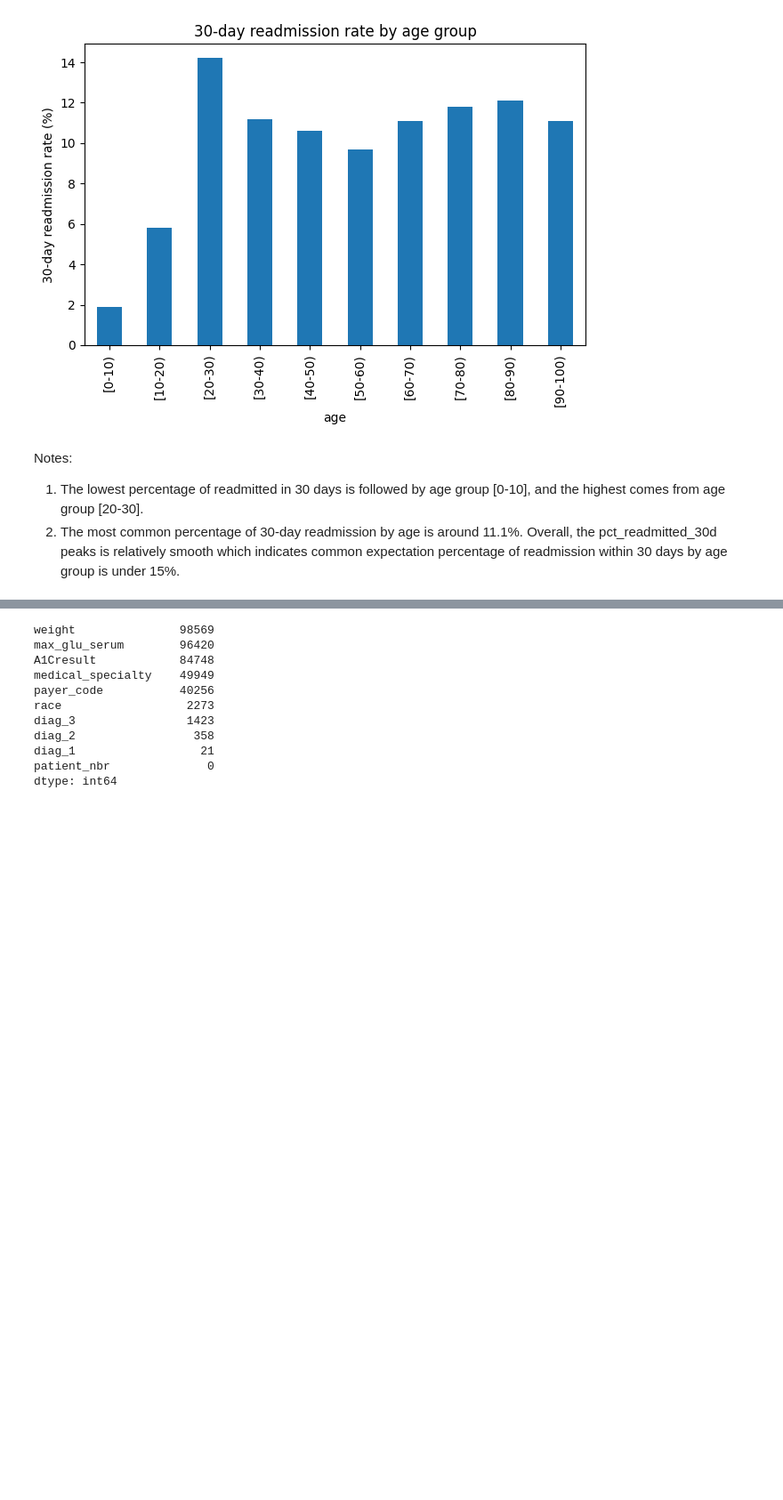
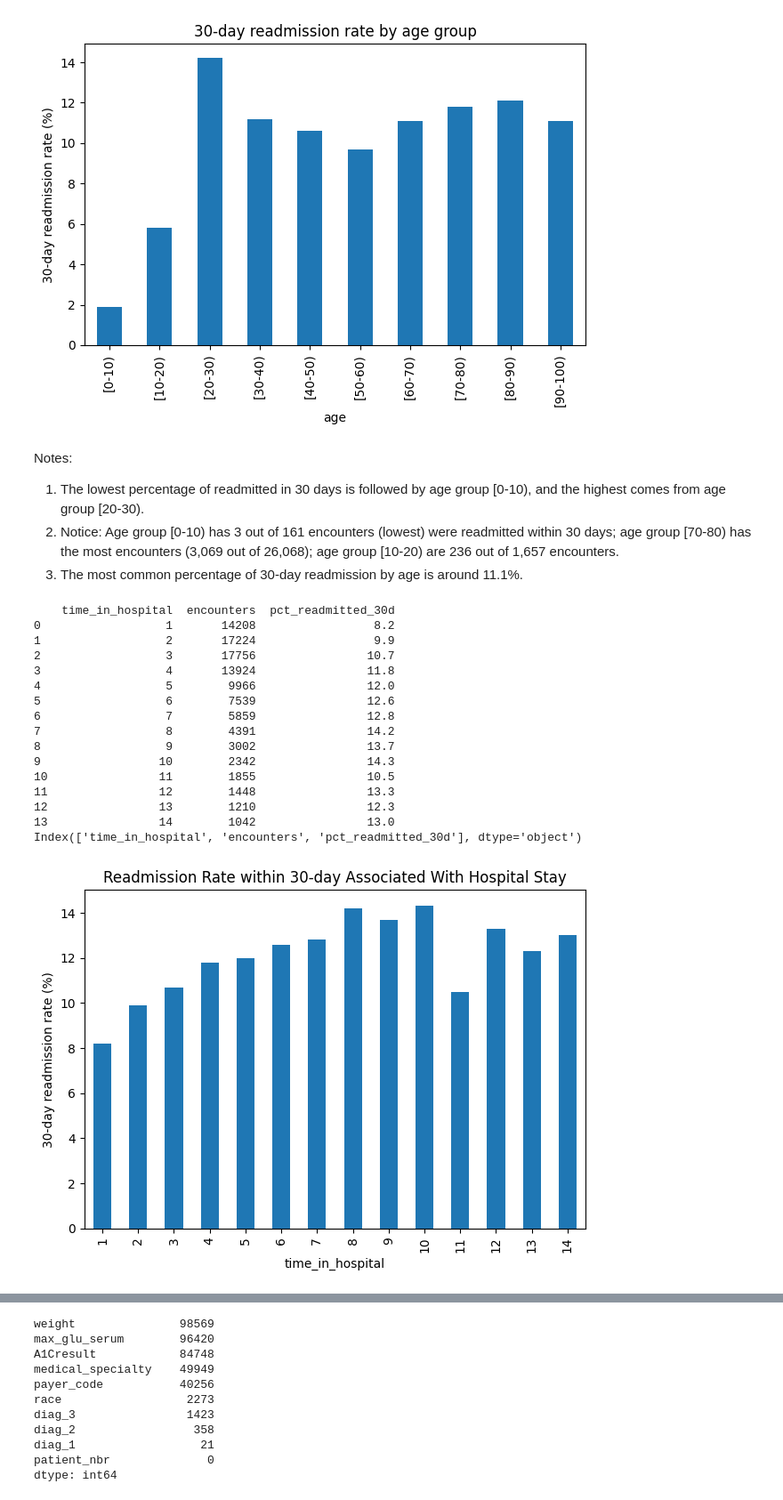
Before and after one commit to JasonLou622/Hospital-readmissions-analysis, a Jupyter notebook: diabetes_readmission_analysis.ipynb, the cells around one changed output, grey strips where cells are left out. Shown at 89% size. Saved outputs shown, nothing was run; the diff lists cells and outputs as text; code cells hidden in the pictures; blank space fills up the shorter version.

```diff
--- a/diabetes_readmission_analysis.ipynb
+++ b/diabetes_readmission_analysis.ipynb
@@ -183,5 +179,47 @@ plt.show()
 [figure]
 # %% [markdown]
 Notes:
-1. The lowest percentage of readmitted in 30 days is followed by age group [0-10], and the highest comes from age group [20-30].
-2. The most common percentage of 30-day readmission by age is around 11.1%. Overall, the pct_readmitted_30d peaks is relatively smooth which indicates common expectation percentage of readmission within 30 days by age group is under 15%.
+1. The lowest percentage of readmitted in 30 days is followed by age group [0-10), and the highest comes from age group [20-30).
+2. Notice: Age group [0-10) has 3 out of 161 encounters (lowest) were readmitted within 30 days; age group [70-80) has the most encounters (3,069 out of 26,068); age group [10-20) are 236 out of 1,657 encounters.
+3. The most common percentage of 30-day readmission by age is around 11.1%.
+# %%
+# Analysis 5: Examines whether a longer hospital stay is associated with patient readmission.
+query = '''
+SELECT
+       time_in_hospital,
+       COUNT(*) AS encounters,
+       ROUND(100.0 *
+             SUM(1) FILTER (WHERE readmitted = '<30') / COUNT(*),
+             1
+       ) AS pct_readmitted_30d
+FROM diabetes_data
+GROUP BY time_in_hospital
+ORDER BY time_in_hospital
+'''
+result = pd.read_sql(query, conn)
+print(result)
+
+# print(result.columns)
+result.plot(x="time_in_hospital", y="pct_readmitted_30d", kind="bar", legend=False)
+plt.ylabel("30-day readmission rate (%)")
+plt.title("Readmission Rate within 30-day Associated With Hospital Stay")
+plt.tight_layout()
+plt.show()
+# %% [output]
+    time_in_hospital  encounters  pct_readmitted_30d
+0                  1       14208                 8.2
+1                  2       17224                 9.9
+2                  3       17756                10.7
+3                  4       13924                11.8
+4                  5        9966                12.0
+5                  6        7539                12.6
+6                  7        5859                12.8
+7                  8        4391                14.2
+8                  9        3002                13.7
+9                 10        2342                14.3
+10                11        1855                10.5
+11                12        1448                13.3
+12                13        1210                12.3
+13                14        1042                13.0
+Index(['time_in_hospital', 'encounters', 'pct_readmitted_30d'], dtype='object')
+[figure, added]
```
Also changed, not shown: parts of 36 cells of this notebook.
